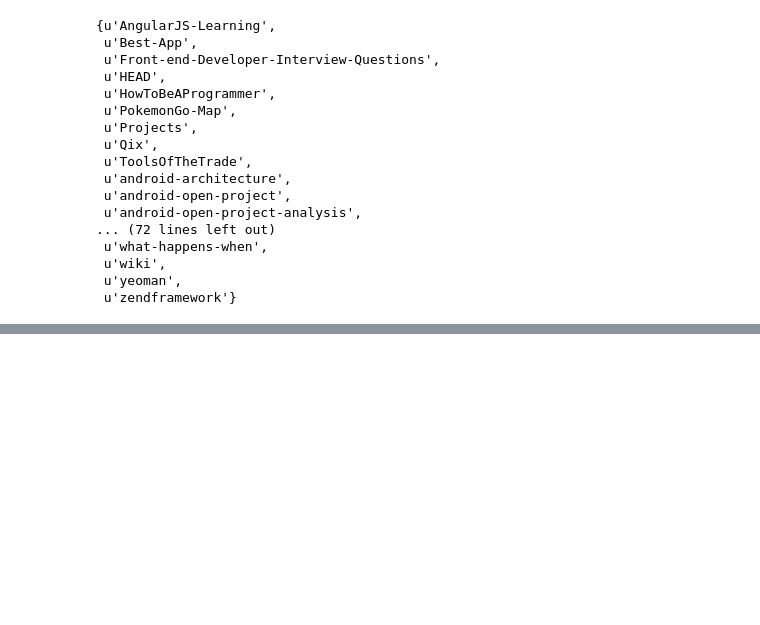
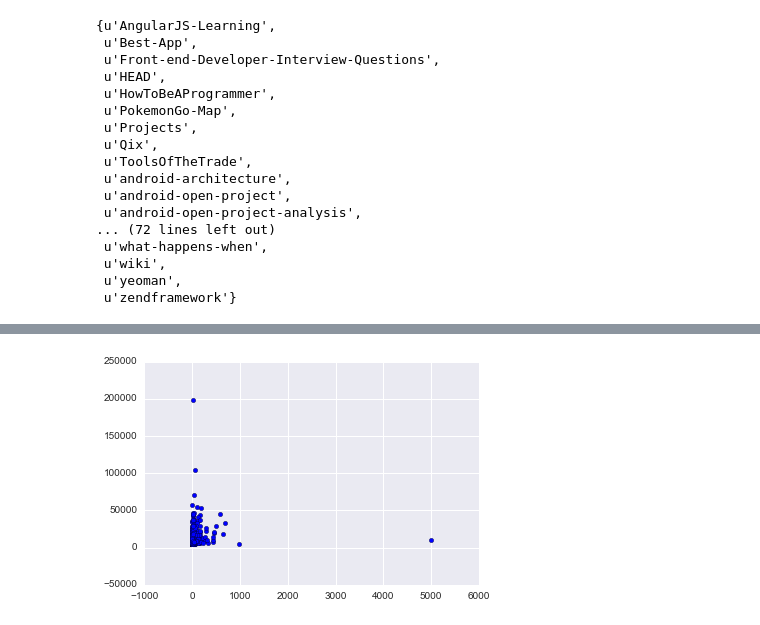
Before and after one commit to him229/star-wars, a Jupyter notebook: analysis.ipynb, the cells around one changed output, grey strips where cells are left out. Saved outputs shown, nothing was run; the diff lists cells and outputs as text; code cells hidden in the pictures; blank space fills up the shorter version.

```diff
--- a/analysis.ipynb
+++ b/analysis.ipynb
@@ -79,0 +94,7 @@ non_legit
+# %%
+# plt.xscale('log')
+# plt.yscale('log')
+plt.scatter(df['pull_requests_count'], df['stars_count'])
+plt.show()
+# %% [output]
+[figure, added]
```
Also changed, not shown: parts of 18 cells of this notebook.
